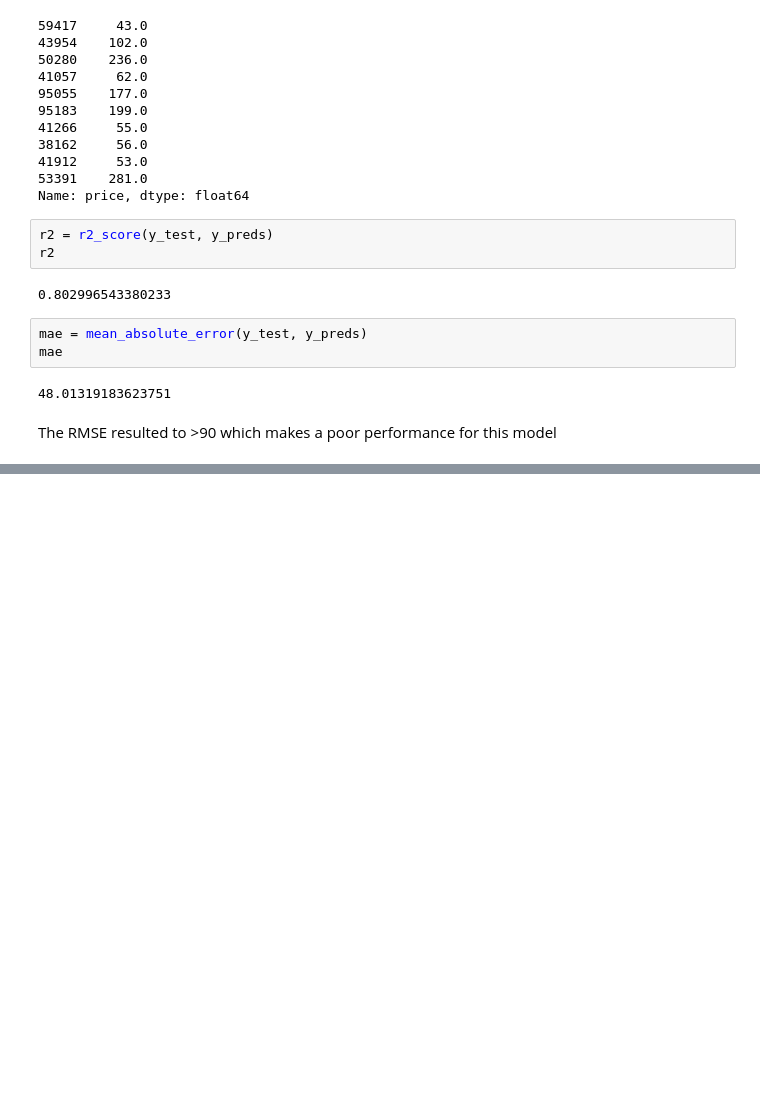
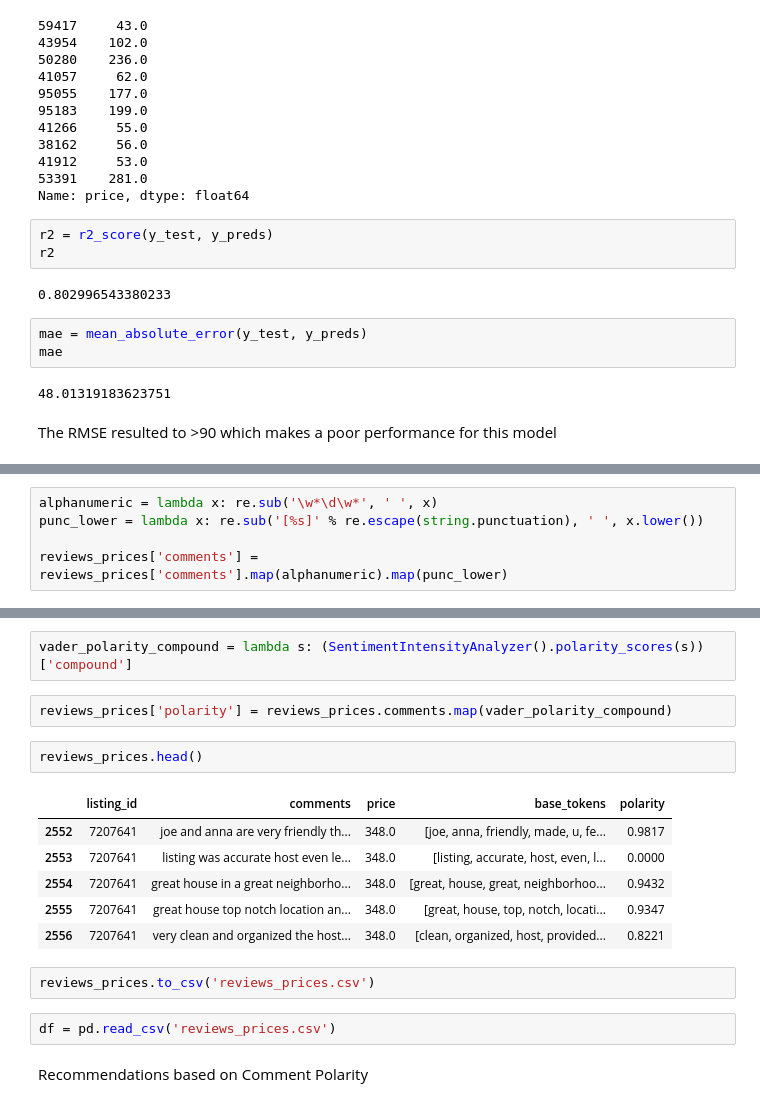
Before and after one commit to MarianVinasDSPT7/DS-Unit-4-Sprint-3-Deep-Learning, a Jupyter notebook: U4_Build_NLP_Airbnb.ipynb, the cells around one changed output, grey strips where cells are left out. Saved outputs shown, nothing was run; the diff lists cells and outputs as text; blank space fills up the shorter version.

```diff
--- a/U4_Build_NLP_Airbnb.ipynb
+++ b/U4_Build_NLP_Airbnb.ipynb
@@ -401,0 +423,5 @@ The RMSE resulted to >90 which makes a poor performance for this model
+# %%
+alphanumeric = lambda x: re.sub('\w*\d\w*', ' ', x)
+punc_lower = lambda x: re.sub('[%s]' % re.escape(string.punctuation), ' ', x.lower())
+
+reviews_prices['comments'] = reviews_prices['comments'].map(alphanumeric).map(punc_lower)
@@ -401,0 +443,19 @@ The RMSE resulted to >90 which makes a poor performance for this model
+# %%
+vader_polarity_compound = lambda s: (SentimentIntensityAnalyzer().polarity_scores(s))['compound']
+# %%
+reviews_prices['polarity'] = reviews_prices.comments.map(vader_polarity_compound)
+# %%
+reviews_prices.head()
+# %% [output]
+|  | listing_id | comments | price | base_tokens | polarity |
+| 2552 | 7207641 | joe and anna are very friendly th... | 348.0 | [joe, anna, friendly, made, u, fe... | 0.9817 |
+| 2553 | 7207641 | listing was accurate host even le... | 348.0 | [listing, accurate, host, even, l... | 0.0000 |
+| 2554 | 7207641 | great house in a great neighborho... | 348.0 | [great, house, great, neighborhoo... | 0.9432 |
+| 2555 | 7207641 | great house top notch location an... | 348.0 | [great, house, top, notch, locati... | 0.9347 |
+| 2556 | 7207641 | very clean and organized the host... | 348.0 | [clean, organized, host, provided... | 0.8221 |
+# %%
+reviews_prices.to_csv('reviews_prices.csv')
+# %%
+df = pd.read_csv('reviews_prices.csv')
+# %% [markdown]
+Recommendations based on Comment Polarity
```
Also changed, not shown: parts of 5 cells of this notebook, 1 other file.
